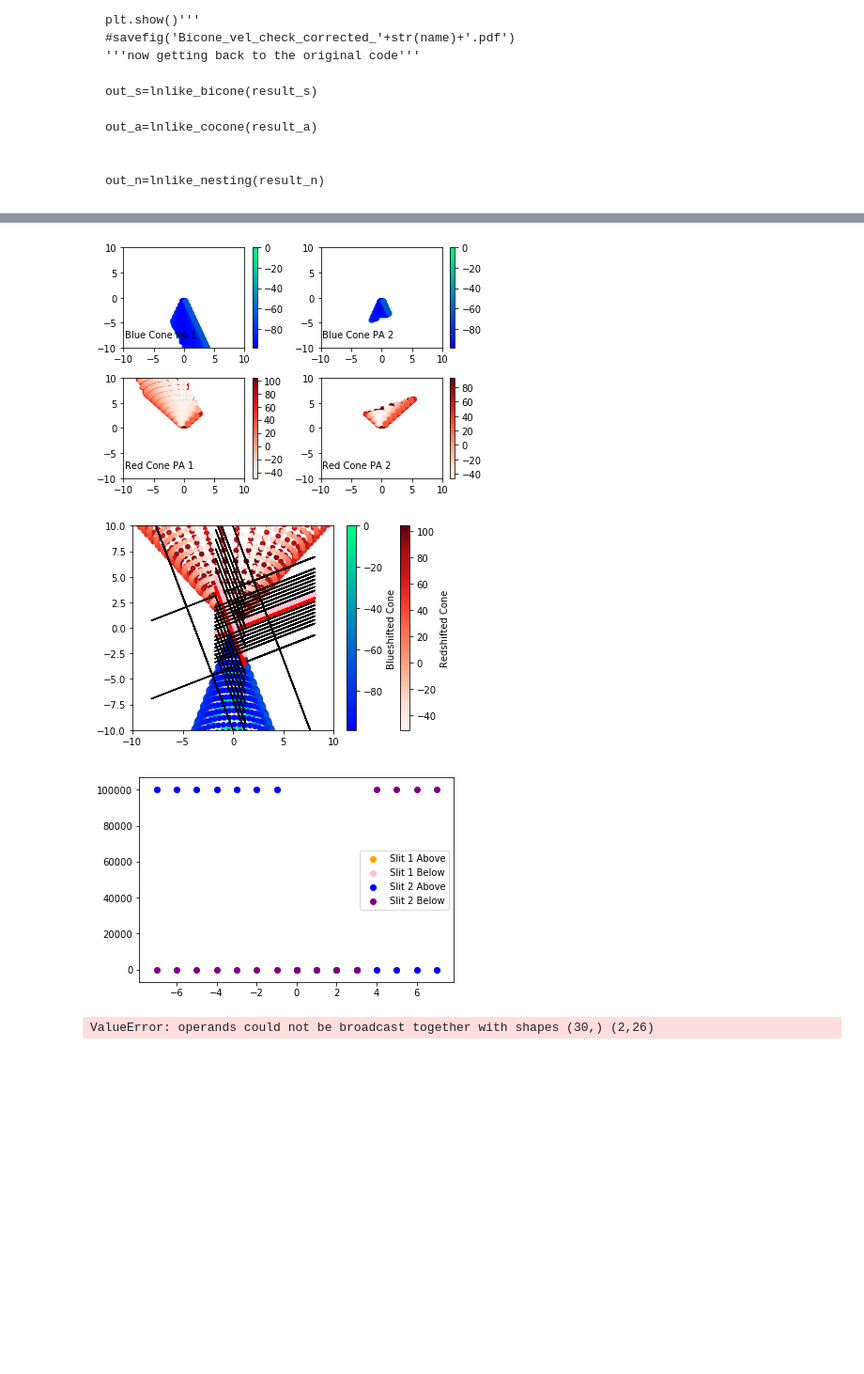
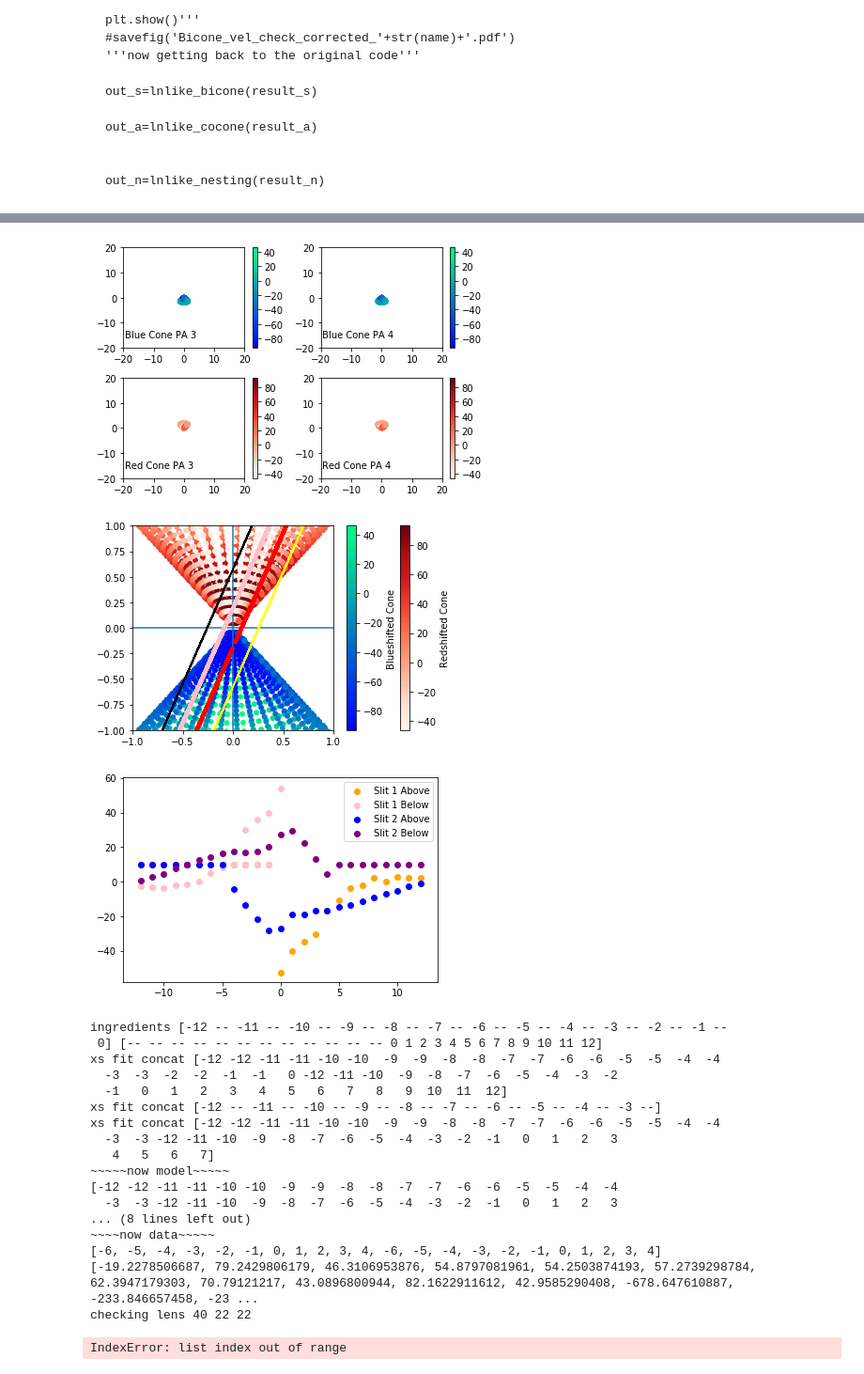
Before and after one commit to beckynevin/MMT, a Jupyter notebook: bicone_emcee-pseudo-IFU-J0930.ipynb, the cells around one changed output, grey strips where cells are left out. Shown: that part at 94% size. Saved outputs shown, nothing was run; the diff lists cells and outputs as text; code cells hidden in the pictures; blank space fills up the shorter version.

Commit message:
Fixed the spatial scale and asymmetric error bars and adding all four PAs but now I need to work out the organization of xs_fit_concat.

```diff
--- a/bicone_emcee-pseudo-IFU-J0930.ipynb
+++ b/bicone_emcee-pseudo-IFU-J0930.ipynb
@@ -1197,7 +1203,7 @@ for i in xrange(len(name_list)):
 # %%
 #bicone_construction_cocone(phi,theta,r_t, half_angle,half_angle_2, vel_max)
 ##y=bicone_construction_cocone(20, 0, 2, 20, 40, 100)
-result=[20,0,12,20,40,100]
+result=[20,0,1,40,40,100]
 lnlike_cocone(result)
 '''So bicone_construction basically builds your bicone for a fine resolution'''
 '''What if there is a way to put in your cone for the exact spatial scale? (arcseconds as an input)'''
@@ -1210,4 +1215,21 @@ lnlike_cocone(result)
-[figure, old version]
+[figure, new version]
-[figure, old version]
+[figure, new version]
-[figure, old version]
+[figure, new version]
+ingredients [-12 -- -11 -- -10 -- -9 -- -8 -- -7 -- -6 -- -5 -- -4 -- -3 -- -2 -- -1 --
+ 0] [-- -- -- -- -- -- -- -- -- -- -- -- 0 1 2 3 4 5 6 7 8 9 10 11 12]
+xs fit concat [-12 -12 -11 -11 -10 -10  -9  -9  -8  -8  -7  -7  -6  -6  -5  -5  -4  -4
+  -3  -3  -2  -2  -1  -1   0 -12 -11 -10  -9  -8  -7  -6  -5  -4  -3  -2
+  -1   0   1   2   3   4   5   6   7   8   9  10  11  12]
+xs fit concat [-12 -- -11 -- -10 -- -9 -- -8 -- -7 -- -6 -- -5 -- -4 -- -3 --]
+xs fit concat [-12 -12 -11 -11 -10 -10  -9  -9  -8  -8  -7  -7  -6  -6  -5  -5  -4  -4
+  -3  -3 -12 -11 -10  -9  -8  -7  -6  -5  -4  -3  -2  -1   0   1   2   3
+   4   5   6   7]
+~~~~~now model~~~~~
+[-12 -12 -11 -11 -10 -10  -9  -9  -8  -8  -7  -7  -6  -6  -5  -5  -4  -4
+  -3  -3 -12 -11 -10  -9  -8  -7  -6  -5  -4  -3  -2  -1   0   1   2   3
+... (8 lines left out)
+~~~~now data~~~~~
+[-6, -5, -4, -3, -2, -1, 0, 1, 2, 3, 4, -6, -5, -4, -3, -2, -1, 0, 1, 2, 3, 4]
+[-19.2278506687, 79.2429806179, 46.3106953876, 54.8797081961, 54.2503874193, 57.2739298784, 62.3947179303, 70.79121217, 43.0896800944, 82.1622911612, 42.9585290408, -678.647610887, -233.846657458, -23 ...
+checking lens 40 22 22
-ValueError: operands could not be broadcast together with shapes (30,) (2,26)
+IndexError: list index out of range
```
Also changed, not shown: parts of 4 cells of this notebook.
